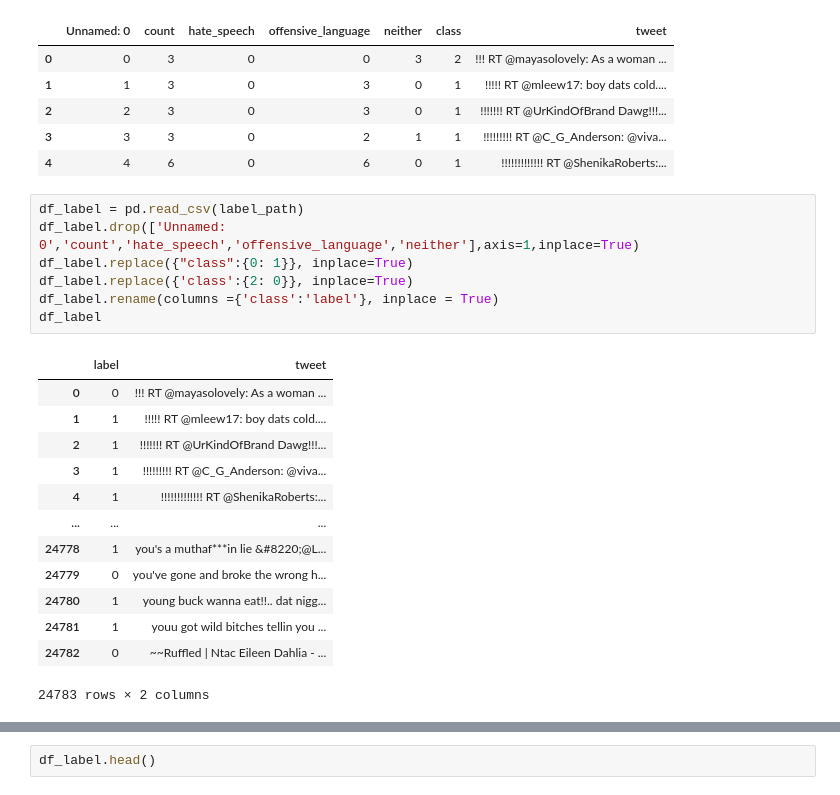
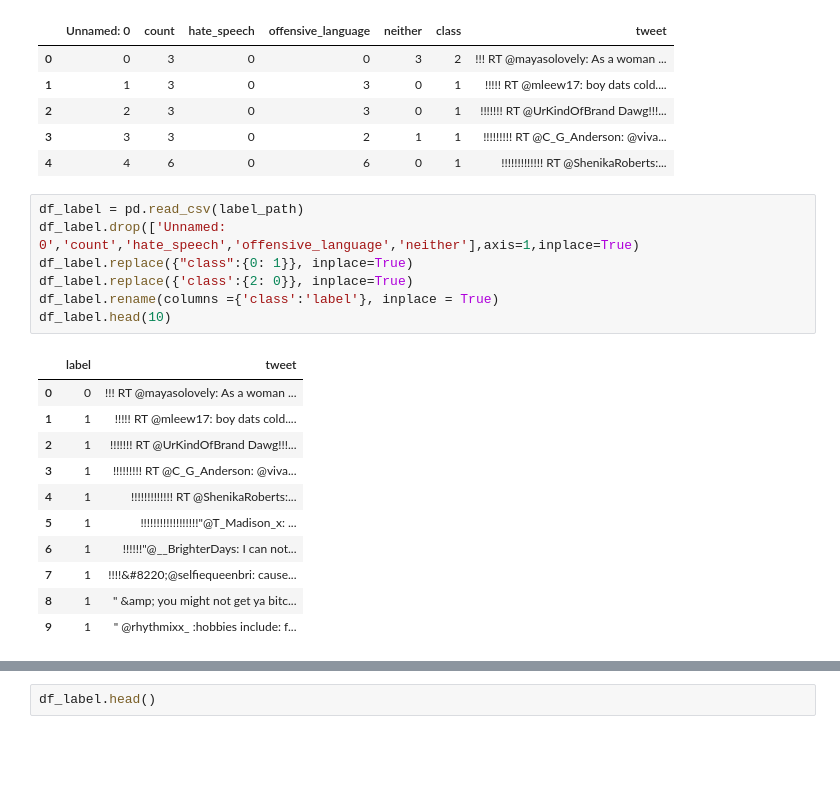
Before and after one commit to Iskander80/ML, a Jupyter notebook: home_task_2.ipynb, the cells around one changed output, grey strips where cells are left out. Saved outputs shown, nothing was run; the diff lists cells and outputs as text; blank space fills up the shorter version.

```diff
--- a/home_task_2.ipynb
+++ b/home_task_2.ipynb
@@ -336,24 +339,22 @@ df_label.head()
 # %%
 df_label = pd.read_csv(label_path)
 df_label.drop(['Unnamed: 0','count','hate_speech','offensive_language','neither'],axis=1,inplace=True)
 df_label.replace({"class":{0: 1}}, inplace=True)
 df_label.replace({'class':{2: 0}}, inplace=True)
 df_label.rename(columns ={'class':'label'}, inplace = True)
-df_label
+df_label.head(10)
 # %% [output]
 |  | label | tweet |
 | 0 | 0 | !!! RT @mayasolovely: As a woman ... |
 | 1 | 1 | !!!!! RT @mleew17: boy dats cold.... |
 | 2 | 1 | !!!!!!! RT @UrKindOfBrand Dawg!!!... |
 | 3 | 1 | !!!!!!!!! RT @C_G_Anderson: @viva... |
 | 4 | 1 | !!!!!!!!!!!!! RT @ShenikaRoberts:... |
-| ... | ... | ... |
-| 24778 | 1 | you's a muthaf***in lie &#8220;@L... |
-| 24779 | 0 | you've gone and broke the wrong h... |
-| 24780 | 1 | young buck wanna eat!!.. dat nigg... |
-| 24781 | 1 | youu got wild bitches tellin you ... |
-| 24782 | 0 | ~~Ruffled | Ntac Eileen Dahlia - ... |
+| 5 | 1 | !!!!!!!!!!!!!!!!!!"@T_Madison_x: ... |
+| 6 | 1 | !!!!!!"@__BrighterDays: I can not... |
+| 7 | 1 | !!!!&#8220;@selfiequeenbri: cause... |
+| 8 | 1 | " &amp; you might not get ya bitc... |
+| 9 | 1 | " @rhythmixx_ :hobbies include: f... |
-24783 rows × 2 columns
 # %%
 frame=[df_train,df_label]
 frame
```
Also changed, not shown: parts of 40 cells of this notebook.
